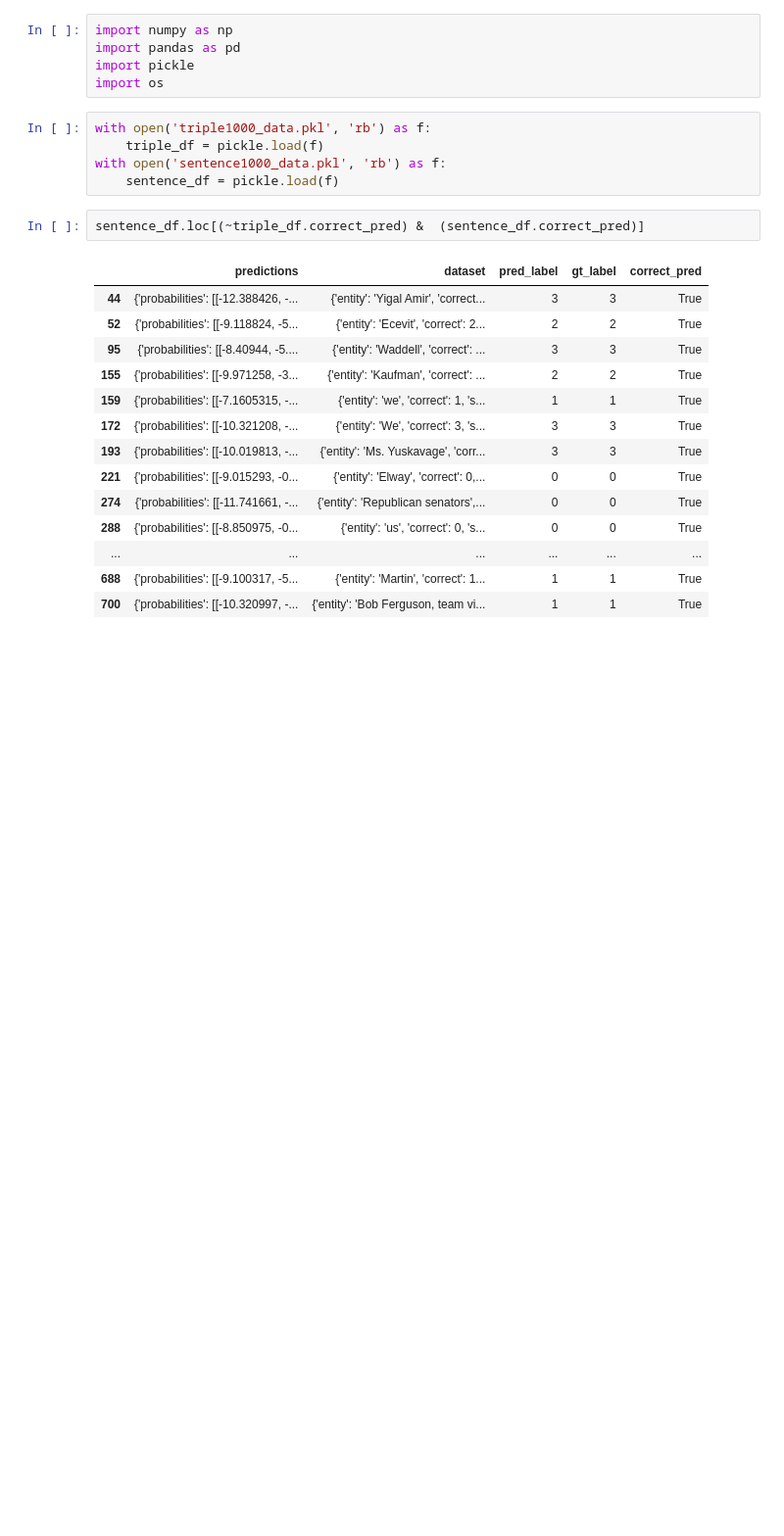
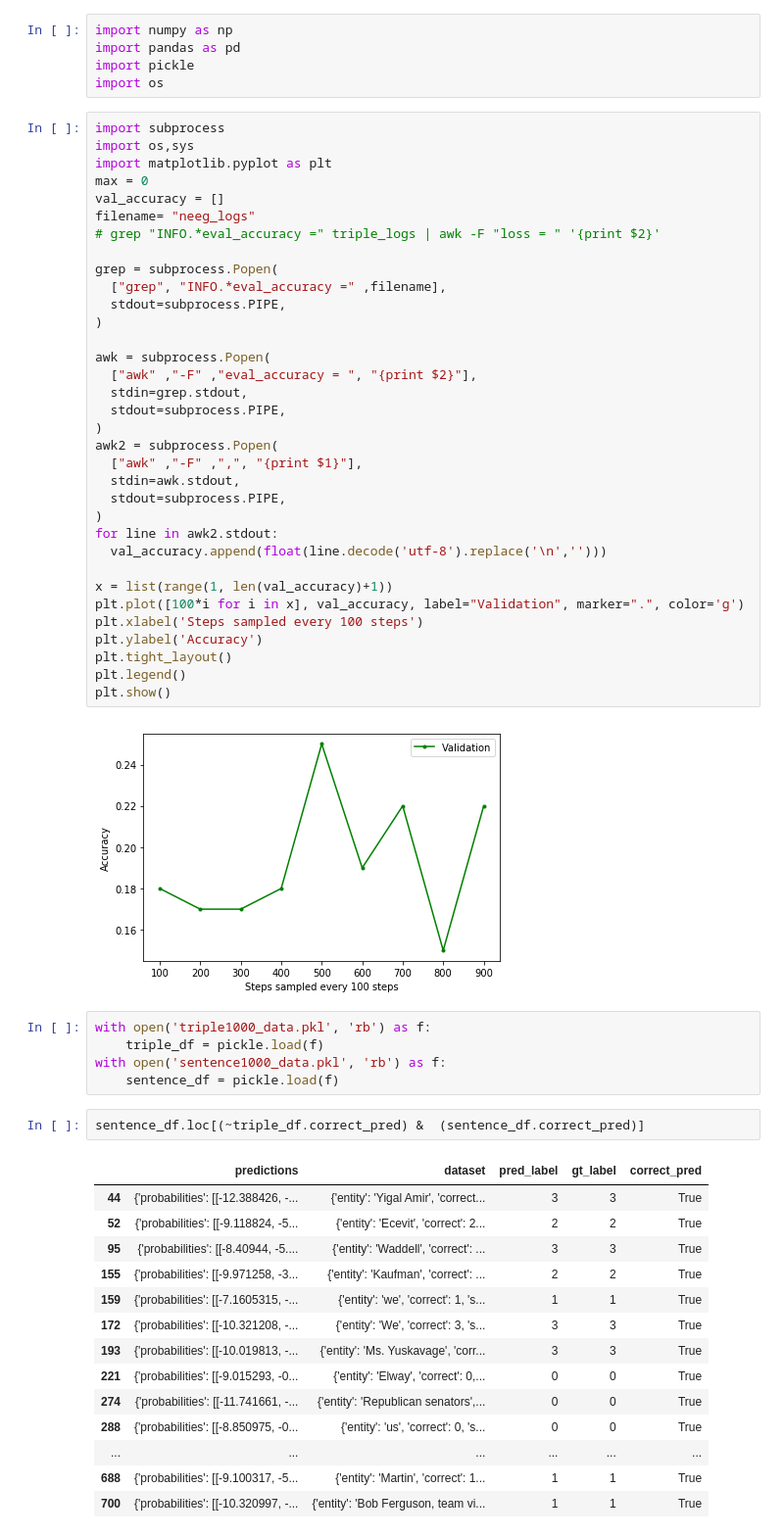
Before and after one commit to DishaJindal/script-learning, a Jupyter notebook: Prediction Analysis.ipynb, the cells around one changed output. Shown at 98% size. Drawn from its saved outputs; the diff is of its cells as text; blank space fills up the shorter version.

Commit message:
plots

```diff
--- a/Prediction Analysis.ipynb
+++ b/Prediction Analysis.ipynb
@@ -3,6 +3,42 @@ import numpy as np
 import pandas as pd
 import pickle
 import os
+# %%
+import subprocess
+import os,sys
+import matplotlib.pyplot as plt
+max = 0
+val_accuracy = []
+filename= "neeg_logs"
+# grep "INFO.*eval_accuracy =" triple_logs | awk -F "loss = " '{print $2}'
+
+grep = subprocess.Popen(
+  ["grep", "INFO.*eval_accuracy =" ,filename],
+  stdout=subprocess.PIPE,
+)
+
+awk = subprocess.Popen(
+  ["awk" ,"-F" ,"eval_accuracy = ", "{print $2}"],
+  stdin=grep.stdout,
+  stdout=subprocess.PIPE,
+)
+awk2 = subprocess.Popen(
+  ["awk" ,"-F" ,",", "{print $1}"],
+  stdin=awk.stdout,
+  stdout=subprocess.PIPE,
+)
+for line in awk2.stdout:
+  val_accuracy.append(float(line.decode('utf-8').replace('\n','')))
+
+x = list(range(1, len(val_accuracy)+1))
+plt.plot([100*i for i in x], val_accuracy, label="Validation", marker=".", color='g')
+plt.xlabel('Steps sampled every 100 steps')
+plt.ylabel('Accuracy')
+plt.tight_layout()
+plt.legend()
+plt.show()
+# %% [output]
+[figure, added]
 # %%
 with open('triple1000_data.pkl', 'rb') as f:
     triple_df = pickle.load(f)
```
